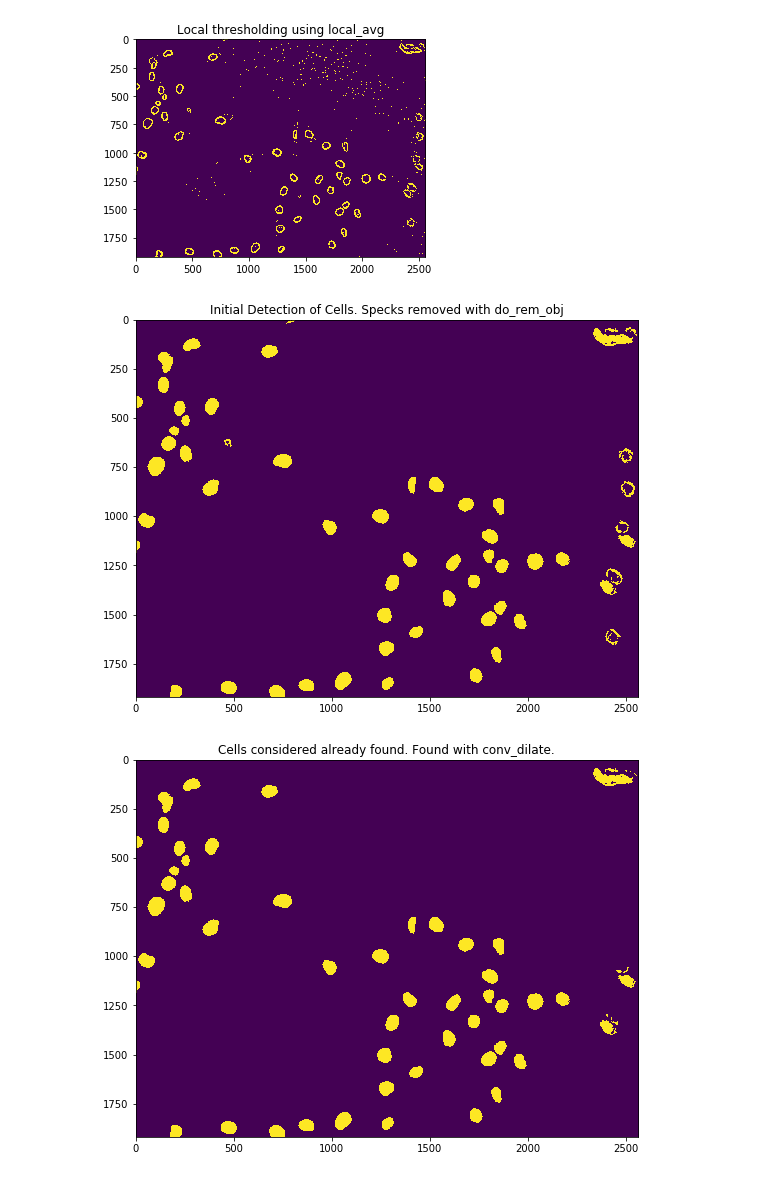
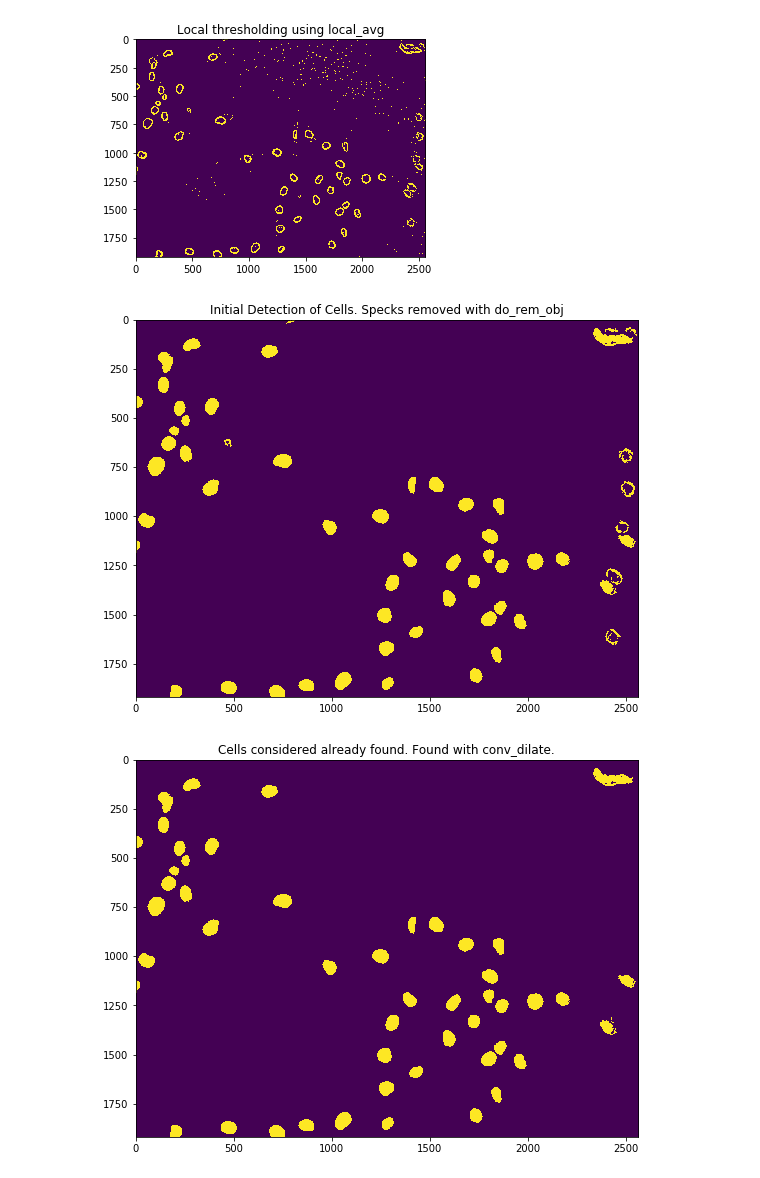
Before and after one commit to SvenPVoigt/PublicNotebooks, a Jupyter notebook: Cell_Pipeline_Ver09.ipynb, the cells around one changed output. Saved outputs shown, nothing was run; the diff lists cells and outputs as text; code cells hidden in the pictures.

```diff
--- a/Cell_Pipeline_Ver09.ipynb
+++ b/Cell_Pipeline_Ver09.ipynb
@@ -54,33 +55,33 @@ plt.show()
 cells1 = gradTh.copy()
 
 cells1, label_im = do_rem_obj(cells1, 200, 'less')
 fills1, label_im = do_rem_obj(1-cells1, 20000, 'gre')
 fills1, label_im = do_rem_obj(fills1, 200, 'less')
 
 cells1 = cells1 + fills1
 
 fig, axs = plt.subplots(1,1,figsize=(9,9))
 axs.imshow(cells1)
 axs.set_title('Initial Detection of Cells. Specks removed with do_rem_obj')
 plt.show()
 
-cells_already_found = (conv_dilate(fills1, 40) > 0.1).astype(np.int)
+cells_already_found = (conv_dilate(fills1, 20) > 0.1).astype(np.int)
 
-cells_to_process = (gradTh - img10) > 0
+cells_to_process = (gradTh - cells_already_found) > 0
 
 cells_to_process, label_im = do_rem_obj(cells_to_process, 200, 'less')
 
 cells1 = (cells1-cells_to_process) > 0
 
 fig, axs = plt.subplots(1,1,figsize=(9,9))
 axs.imshow(cells1)
 axs.set_title('Cells considered already found. Found with conv_dilate.')
 plt.show()
 
 fig, axs = plt.subplots(1,1,figsize=(9,9))
 axs.imshow(cells_to_process)
 axs.set_title('Secondary edges being used for processing of cells')
 plt.show()
 # %% [output]
 [figure]
-[figure, old version]
+[figure, new version]
```
Also changed, not shown: parts of 10 cells of this notebook.
